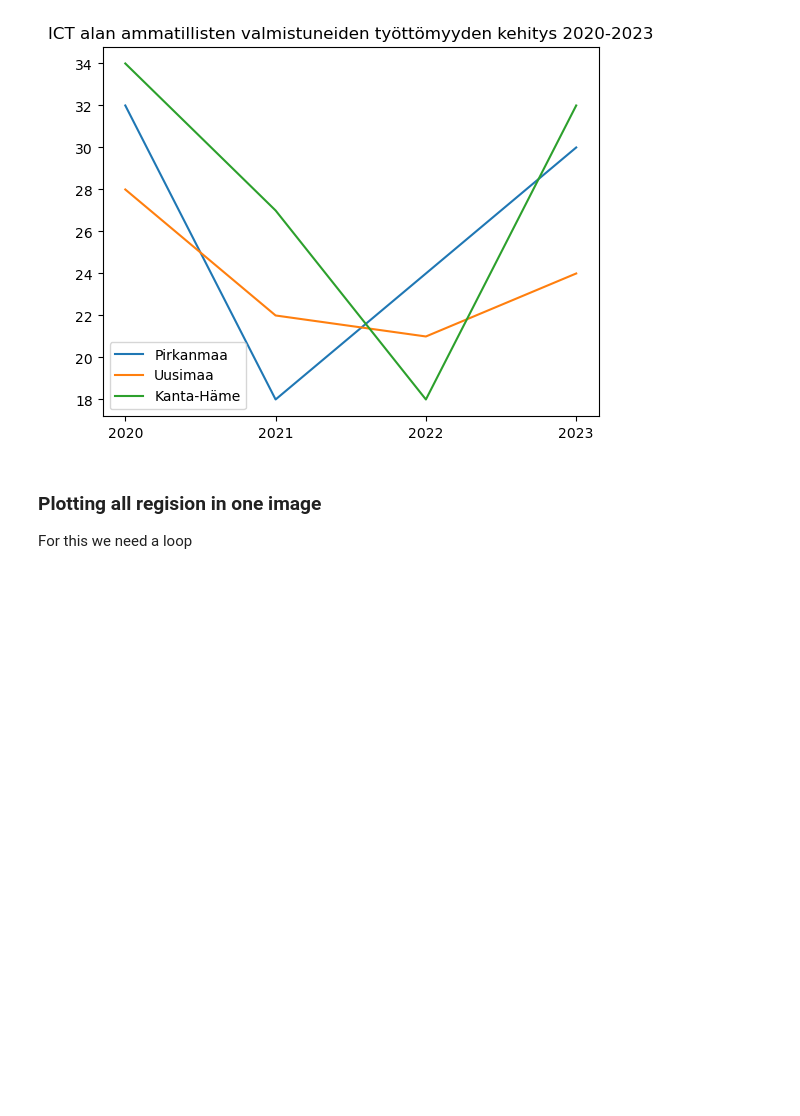
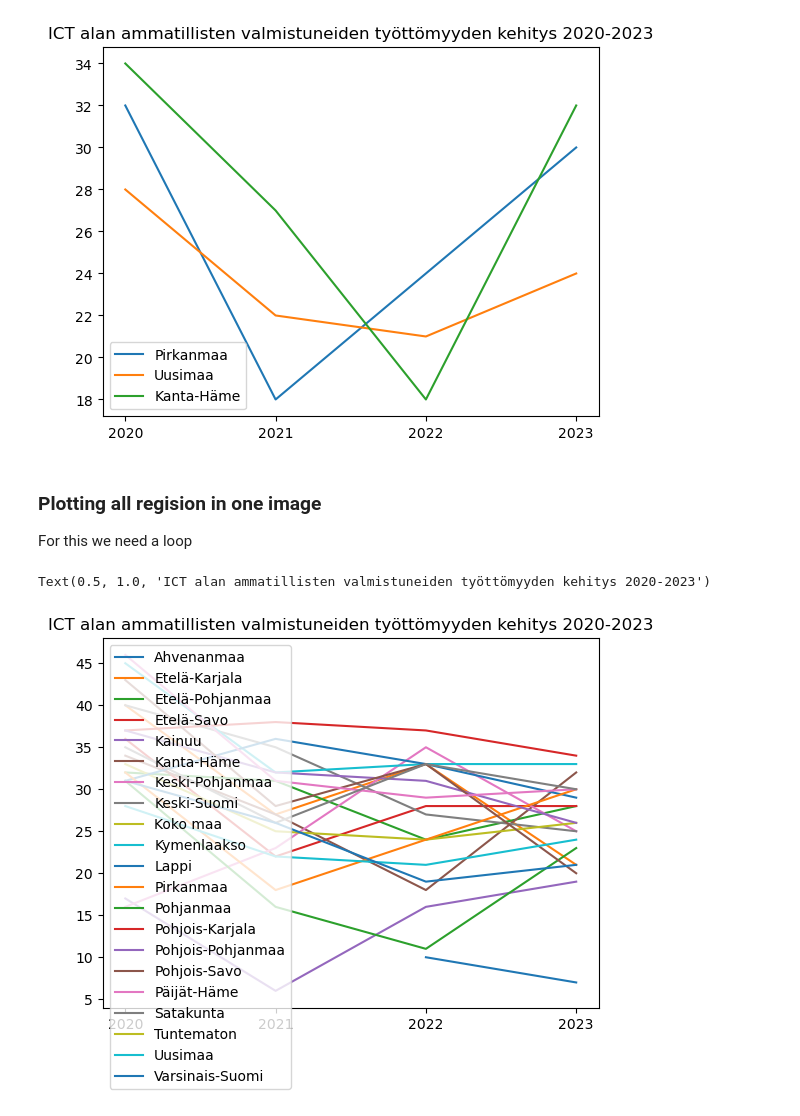
Before and after one commit to otredu/datatie, a Jupyter notebook: datatie_viikko_2.ipynb, the cells around one changed output. Saved outputs shown, nothing was run; the diff lists cells and outputs as text; code cells hidden in the pictures; blank space fills up the shorter version.

```diff
--- a/datatie_viikko_2.ipynb
+++ b/datatie_viikko_2.ipynb
@@ -162,3 +162,15 @@ Text(0.5, 1.0, 'ICT alan ammatillisten valmistuneiden työttömyyden kehitys 202
 ### Plotting all regision in one image
 
 For this we need a loop
+# %%
+#get all keys
+df_filtered_allagenders_grouped_keys = df_filtered_allagenders_grouped.groups.keys()
+
+for r in df_filtered_allagenders_grouped_keys:
+    plt.plot(df_filtered['Vuosi'], df_filtered_allagenders_grouped.get_group(r)['Työttömät vuosi valmistumisen jälkeen (%)'], label=r)
+
+plt.legend()
+plt.title('ICT alan ammatillisten valmistuneiden työttömyyden kehitys 2020-2023')
+# %% [output]
+Text(0.5, 1.0, 'ICT alan ammatillisten valmistuneiden työttömyyden kehitys 2020-2023')
+[figure, added]
```
